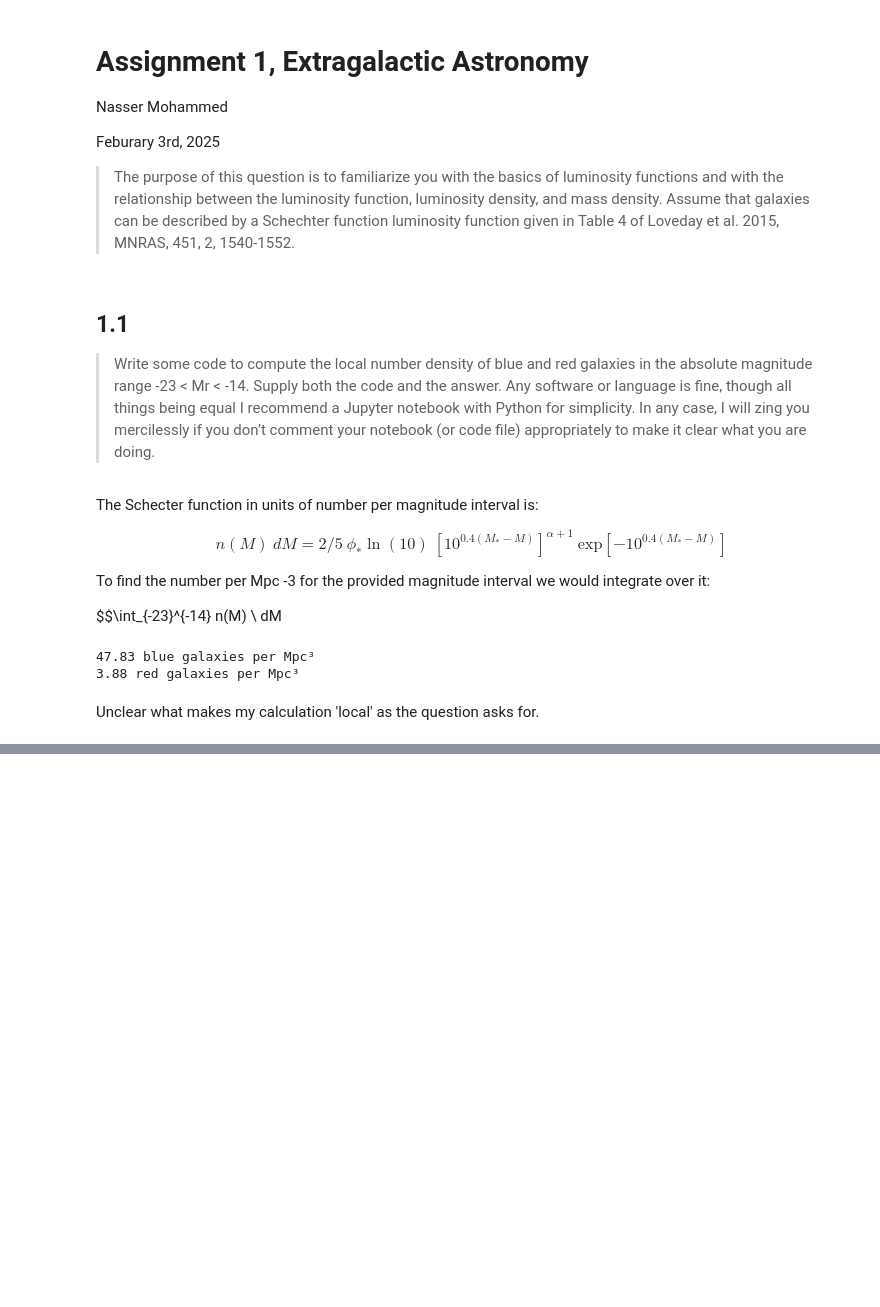
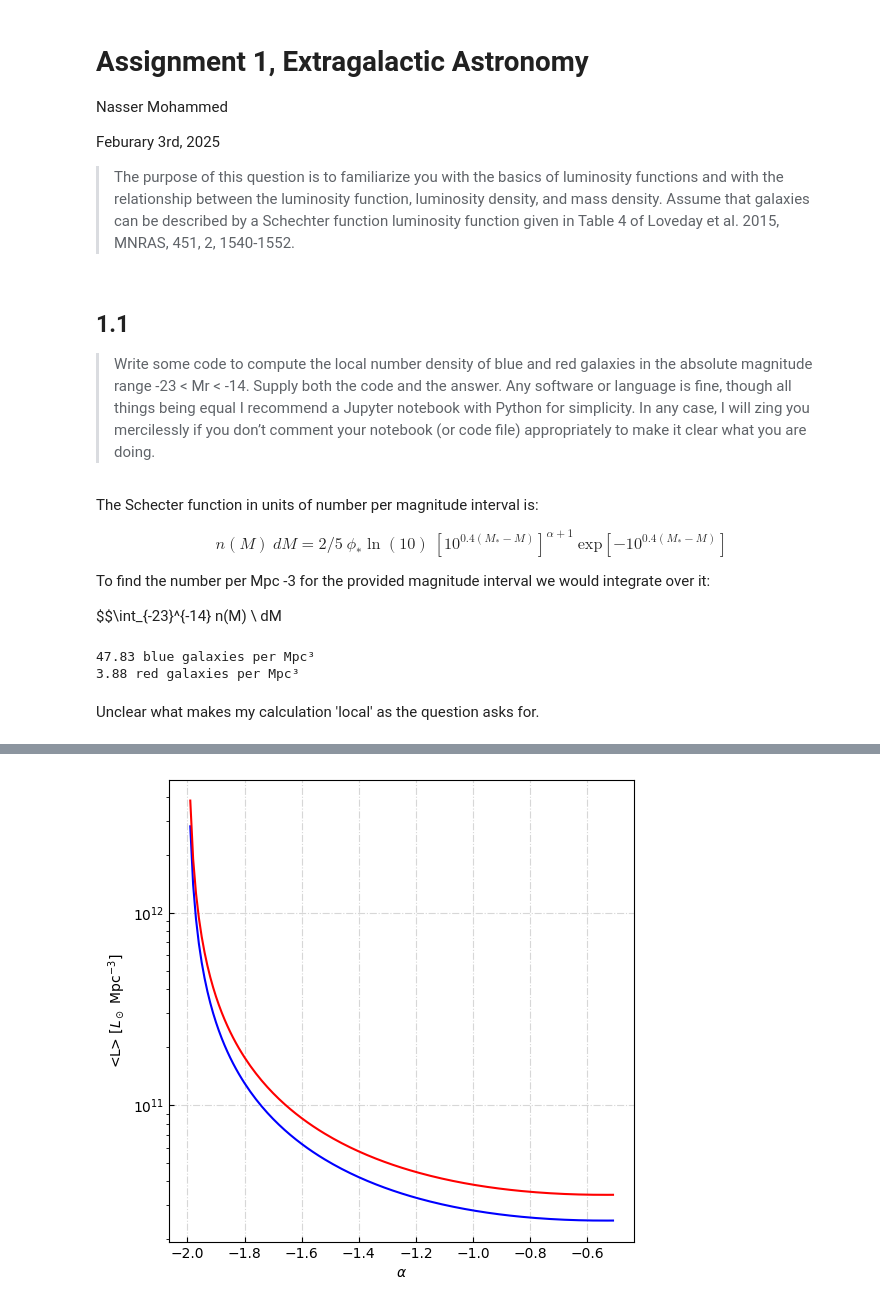
Before and after one commit to nassmohammed/EG_assignment1, a Jupyter notebook: assignment1_question1.ipynb, the cells around one changed output, grey strips where cells are left out. Saved outputs shown, nothing was run; the diff lists cells and outputs as text; code cells hidden in the pictures; blank space fills up the shorter version.

Commit message:
1.2 plot

```diff
--- a/assignment1_question1.ipynb
+++ b/assignment1_question1.ipynb
@@ -63,0 +70,24 @@ Unclear what makes my calculation 'local' as the question asks for.
+# %%
+from astropy import units as u
+LSun = 3.828e26 * u.W
+LStar_blue = 10**((4.83-MStar_blue)/2.5) # [Solar Luminosities]
+LStar_red =  10**((4.83-MStar_red)/2.5) # [Solar Luminosities]
+# %%
+from scipy.special import gamma
+
+alpha_range = np.arange(-2.0, -0.5, 0.01)
+
+# Calculate luminosity density for blue and red galaxies
+lum_density_blue = np.array([phiStar_blue * LStar_blue * gamma(alpha + 2) for alpha in alpha_range])
+lum_density_red = np.array([phiStar_red * LStar_red * gamma(alpha + 2) for alpha in alpha_range])
+
+plt.figure(figsize=(6, 6))
+plt.plot(alpha_range, lum_density_blue, c='b')
+plt.plot(alpha_range, lum_density_red, c='r')
+plt.xlabel(r'$\alpha$')
+plt.ylabel(r'<L> [$L_\odot$ Mpc$^{-3}$]')
+plt.tick_params(direction='in')
+plt.yscale('log')
+plt.grid(ls = '-.', alpha=0.5)
+# %% [output]
+[figure, added]
```
Also changed, not shown: parts of 3 cells of this notebook.
